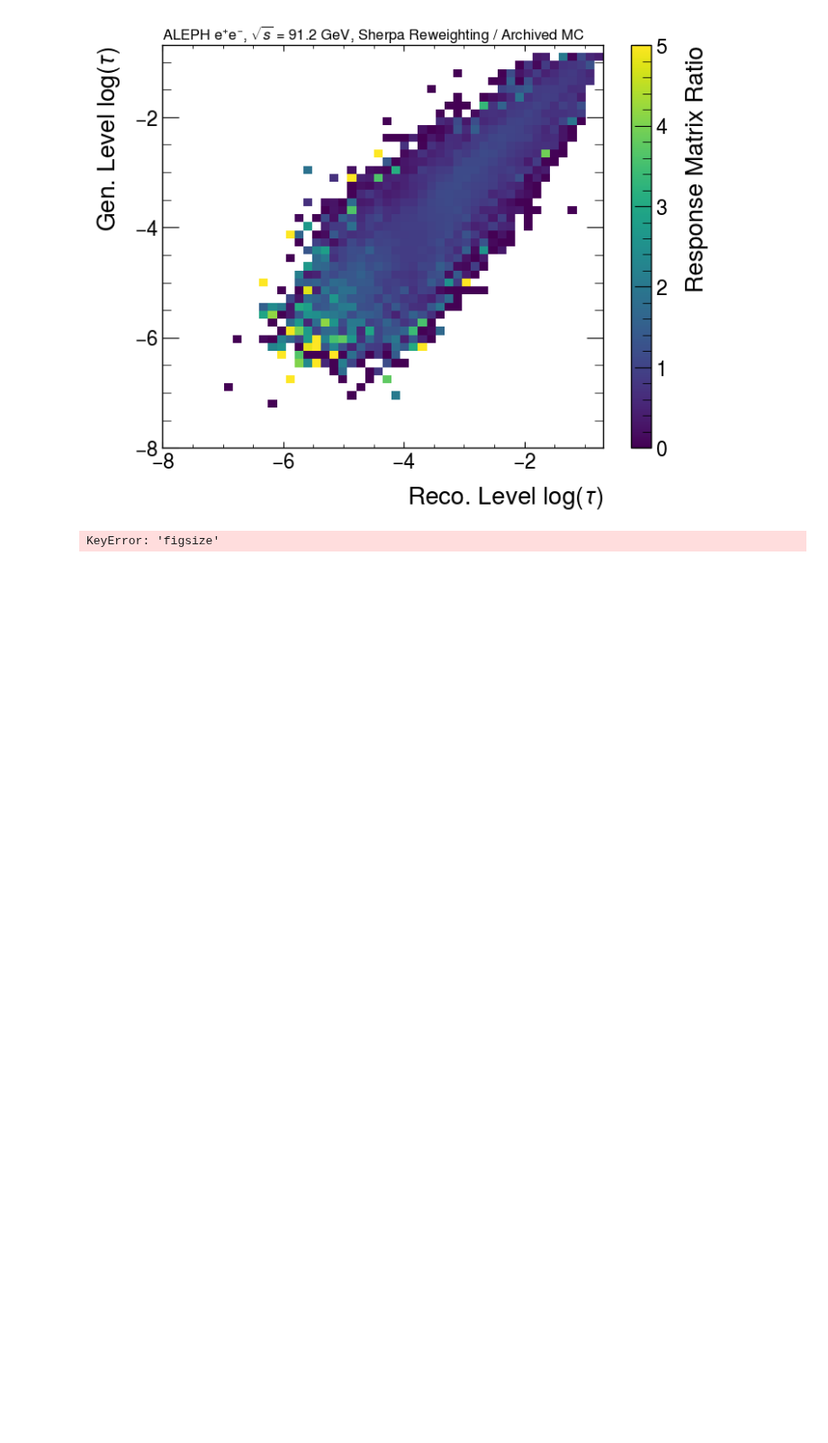
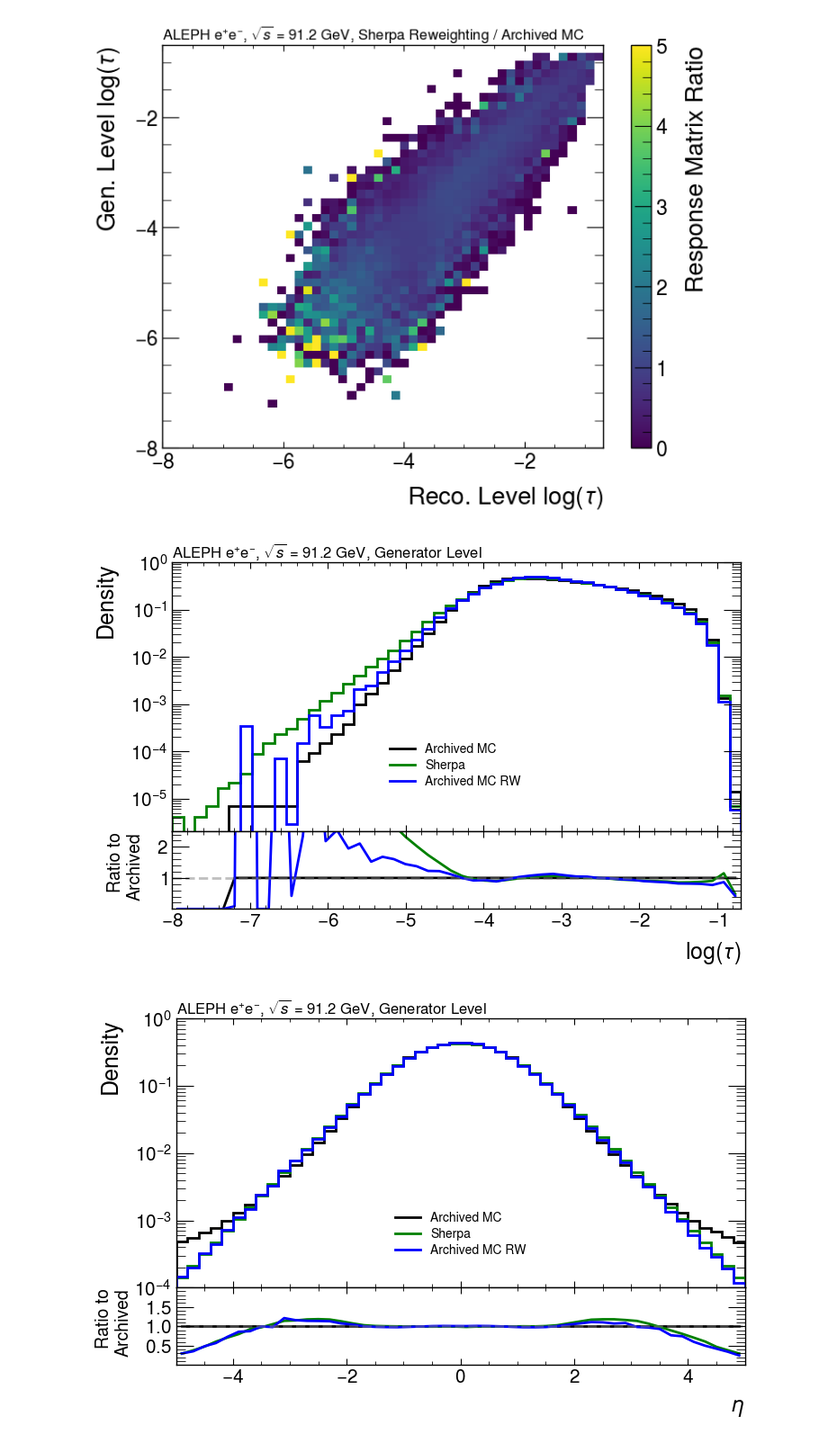
Before and after one commit to badeaa3/unfold-ee-logtau, a Jupyter notebook: ReweightMC/VisualizeReweightMC.ipynb, the cells around one changed output. Shown at 90% size. Drawn from its saved outputs; the diff is of its cells as text; code cells hidden in the pictures; blank space fills up the shorter version.

```diff
--- a/ReweightMC/VisualizeReweightMC.ipynb
+++ b/ReweightMC/VisualizeReweightMC.ipynb
@@ -306,31 +305,34 @@ for key, val in plots.items():
         "legend_loc" : conf[key]["legend_loc"],
         "legend_bbox" : conf[key]["legend_bbox"],
         "legend_ncol" : 1,
         "legend_fontsize" : 10,
         "ax1_ylabel" : "Density",
         "ax1_yscale" : "log",
         "ax2_xlabel" : conf[key]["ax2_xlabel"], #f"{key}" + (" [GeV]" if key in ["p"] else ""),
         "ax2_xscale" : "linear",
         "ax2_ylabel" : f'Ratio to\nArchived',
         "ax1_ylim" : conf[key]["ax1_ylim"],
         "bins" : conf[key]["bins"],
         "ax2_ylim" : conf[key]["ax2_ylim"],
+        "figsize" : (8, 5), # (4,4)
+        "header_fontsize" : 12, # 8
     }
 
     # plot
     inPlots = {}
     inPlots["tgenBefore"] = {"plotType": "stairs", "x": conf[key]["bins"], "y": val["h_aleph_mc"][0], "color": "black", "label": "Archived MC", "ls":"-"}
     inPlots["new_mc"] = {"plotType": "stairs", "x": conf[key]["bins"], "y": val["h_new_mc"][0], "color": "green", "label": new_mc_name, "ls":"-"}
     # inPlots["tgenBefore_rw_step1"] = {"plotType": "stairs", "x": conf[key]["bins"], "y": val["h_aleph_mc_rw_step1"][0], "color": "red", "label": "Reweight Step 1", "ls":"-"}
     inPlots["tgenBefore_rw_step2"] = {"plotType": "stairs", "x": conf[key]["bins"], "y": val["h_aleph_mc_rw_step2"][0], "color": "blue", "label": "Archived MC RW", "ls":"-"}
 
     # ratio denominator using the total error
     ratio_denom = [val["h_aleph_mc"]]
 
     header = r"ALEPH e$^{+}$e$^{-}$, $\sqrt{s}$ = 91.2 GeV, Generator Level"
     fig, (ax1, ax2) = ut.plotThrust(style, inPlots, ratio_denom, epsilon = 1e-10, header=header)
     plt.show()
     fig.savefig(f"plots/{new_mc_name}_{key}_reweight.pdf", bbox_inches='tight')
     plt.close()
 # %% [output]
-KeyError: 'figsize'
+[figure, added]
+[figure, added]
```
Also changed, not shown: parts of 4 cells of this notebook, 5 other files.
